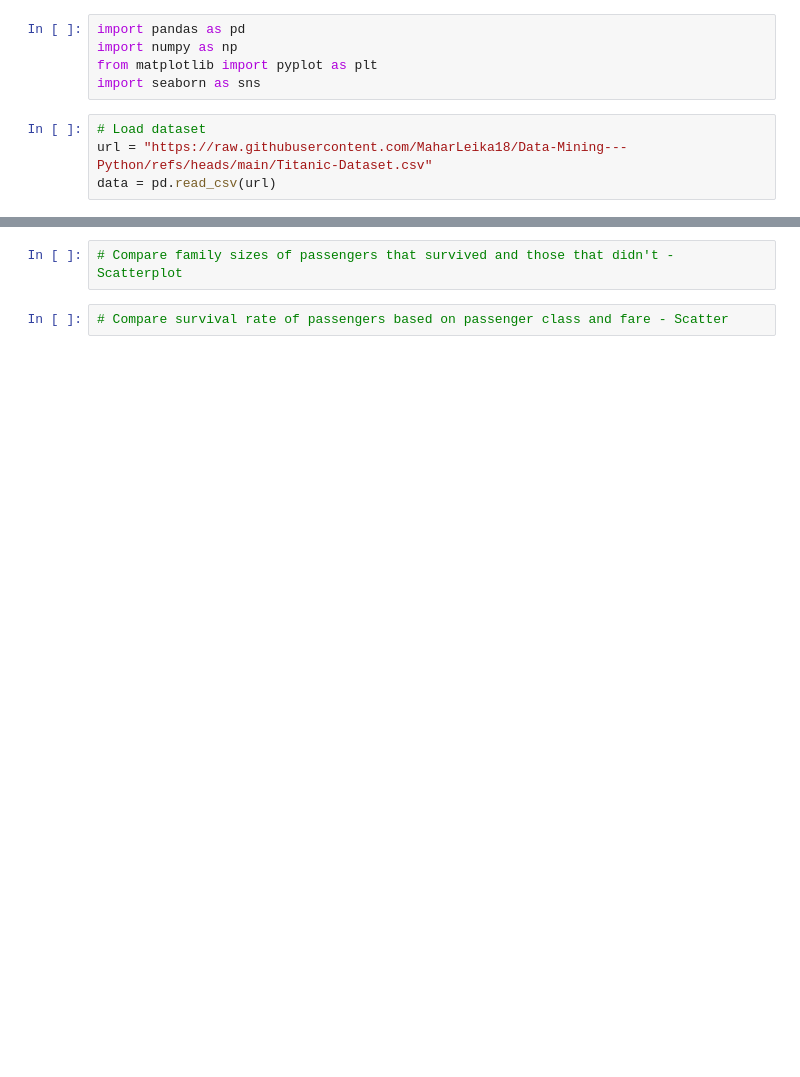
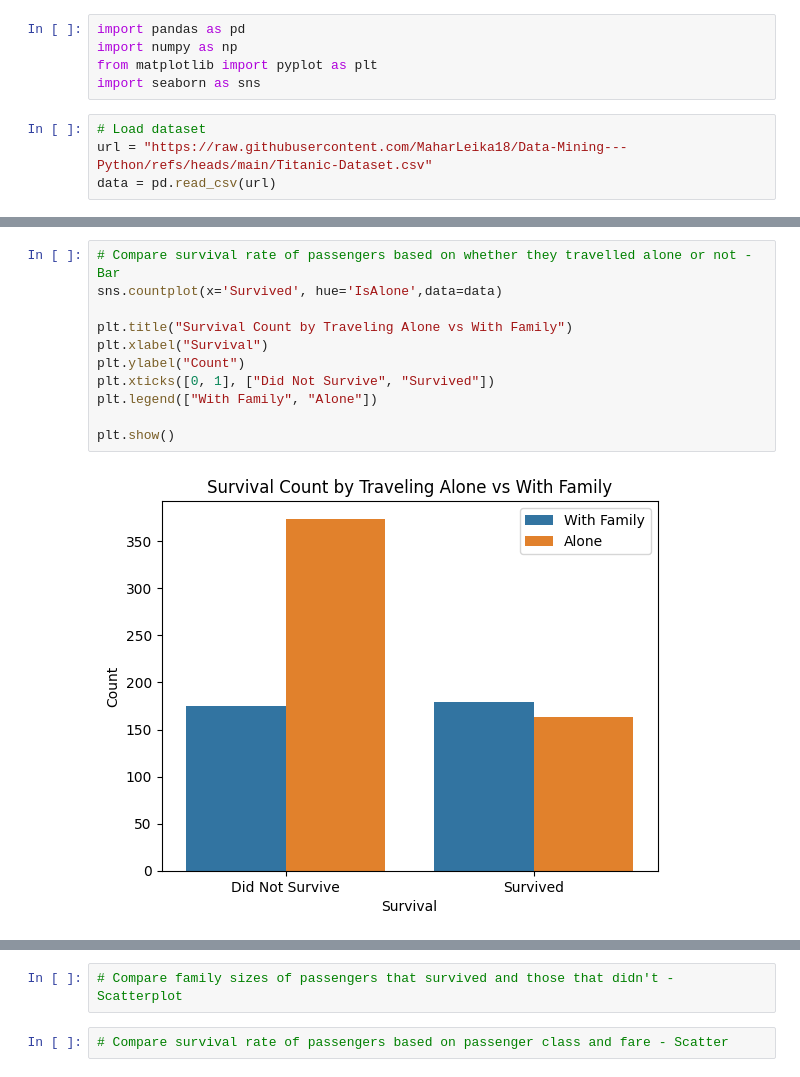
Before and after one commit to MaharLeika18/Data-Mining---Python, a Jupyter notebook: titanic.ipynb, the cells around one changed output, grey strips where cells are left out. Cells and saved outputs as stored; diff of their text form; blank space fills up the shorter version.

```diff
--- a/titanic.ipynb
+++ b/titanic.ipynb
@@ -70,0 +72,13 @@ plt.show()
+# %%
+# Compare survival rate of passengers based on whether they travelled alone or not - Bar
+sns.countplot(x='Survived', hue='IsAlone',data=data)
+
+plt.title("Survival Count by Traveling Alone vs With Family")
+plt.xlabel("Survival")
+plt.ylabel("Count")
+plt.xticks([0, 1], ["Did Not Survive", "Survived"])
+plt.legend(["With Family", "Alone"])
+
+plt.show()
+# %% [output]
+[figure, added]
```
Also changed, not shown: parts of 9 cells of this notebook.
